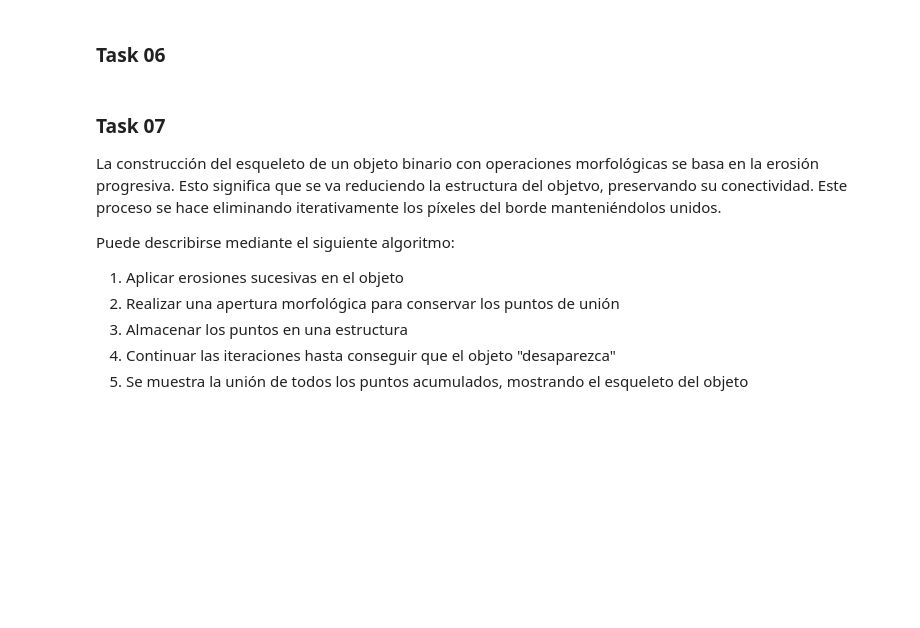
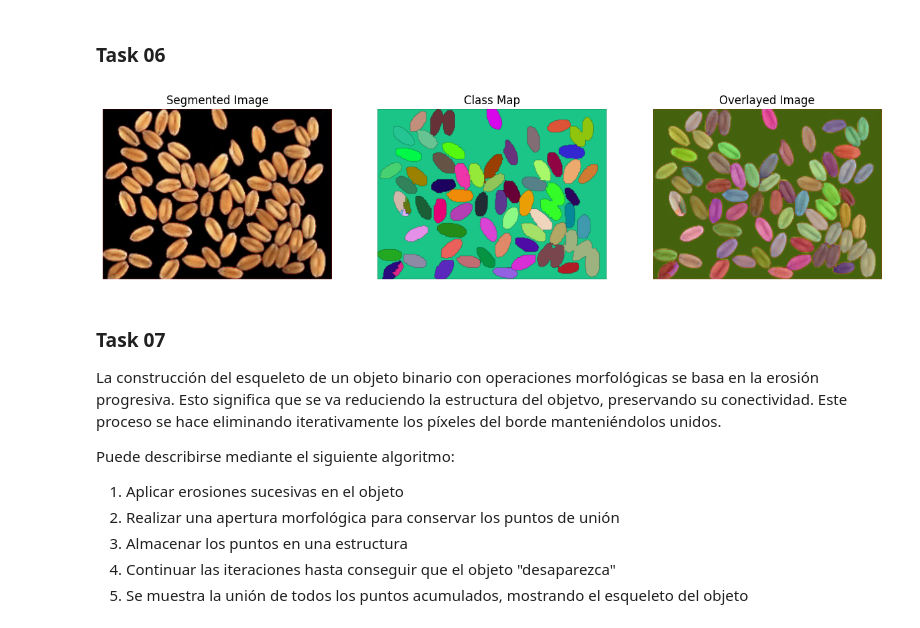
Before and after one commit to MelissaPerez09/Lab02-CC3102, a Jupyter notebook: src/lab02.ipynb, the cells around one changed output. Drawn from its saved outputs; the diff is of its cells as text; code cells hidden in the pictures; blank space fills up the shorter version.

```diff
--- a/src/lab02.ipynb
+++ b/src/lab02.ipynb
@@ -330,3 +354,50 @@ Count match: False
+# %%
+def generateClassMap(markers):
+    uniqueMarkers = np.unique(markers)
+    classMap = np.zeros((*markers.shape, 3), dtype=np.uint8)
+
+    for marker in uniqueMarkers:
+        if marker <= 0:
+            continue
+        color = np.random.randint(0, 255, size=(3,))
+        classMap[markers == marker] = color
+
+    return classMap
+# %%
+def overlayClassMap(original, classMap):
+    mask = (classMap > 0).any(axis=-1)
+    overlay = original.copy()
+    overlay[mask] = cv2.addWeighted(original, 0.5, classMap, 0.5, 0)[mask]
+    return overlay
+# %%
+def main():
+    imagePath = 'img/wheat.png'
+    segmentedImg, markers = segmentWheat(imagePath)
+    classMap = generateClassMap(markers)
+    overlayedImg = overlayClassMap(segmentedImg, classMap)
+
+    plt.figure(figsize=(15, 5))
+    plt.subplot(1, 3, 1)
+    plt.imshow(cv2.cvtColor(segmentedImg, cv2.COLOR_BGR2RGB))
+    plt.title('Segmented Image')
+    plt.axis('off')
+
+    plt.subplot(1, 3, 2)
+    plt.imshow(classMap)
+    plt.title('Class Map')
+    plt.axis('off')
+
+    plt.subplot(1, 3, 3)
+    plt.imshow(cv2.cvtColor(overlayedImg, cv2.COLOR_BGR2RGB))
+    plt.title('Overlayed Image')
+    plt.axis('off')
+
+    plt.show()
+
+if __name__ == '__main__':
+    main()
+# %% [output]
+[figure, added]
 # %% [markdown]
 ### Task 07
 La construcción del esqueleto de un objeto binario con operaciones morfológicas se basa en la erosión progresiva. Esto significa que se va reduciendo la estructura del objetvo, preservando su conectividad. Este proceso se hace eliminando iterativamente los píxeles del borde manteniéndolos unidos.
```
Also changed, not shown: parts of 1 cell of this notebook.
